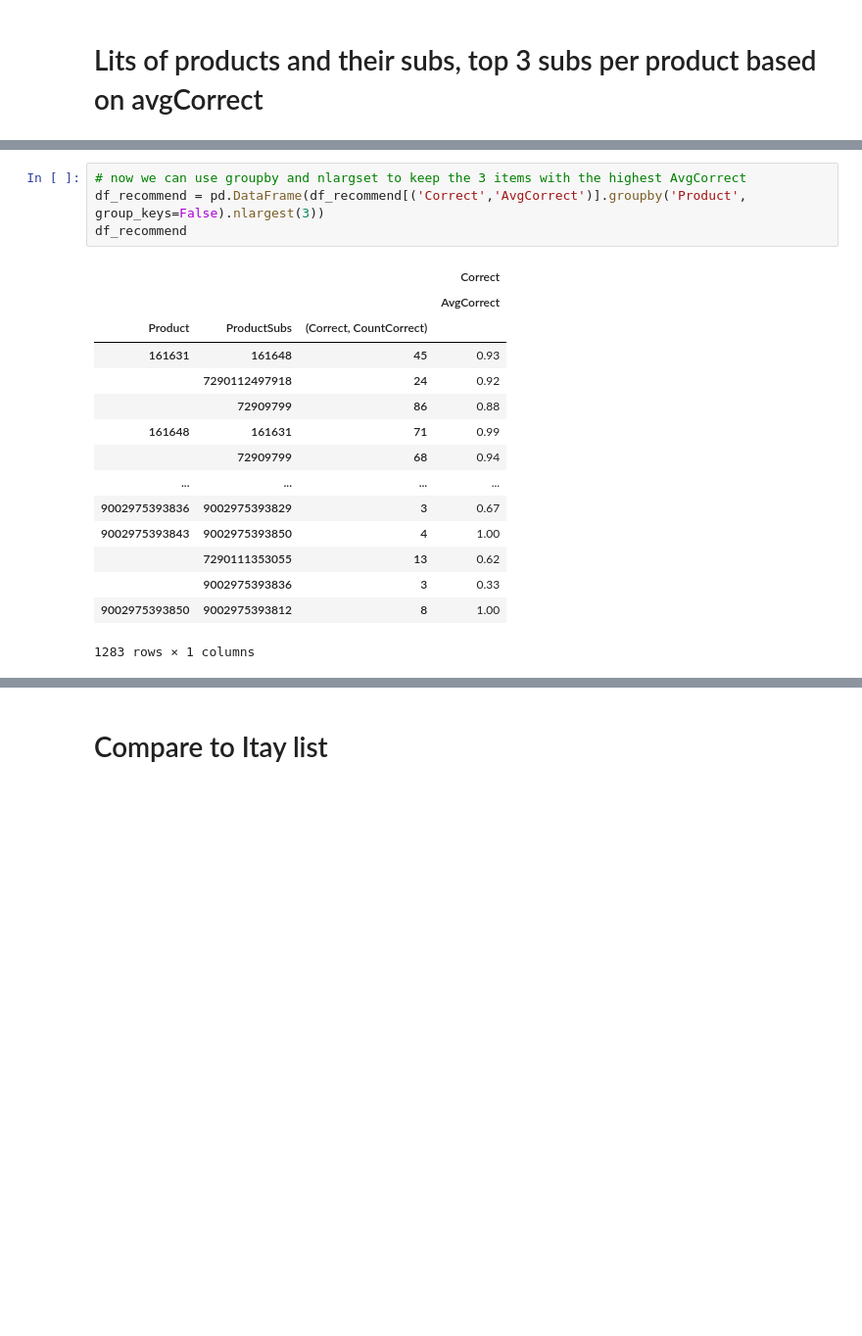
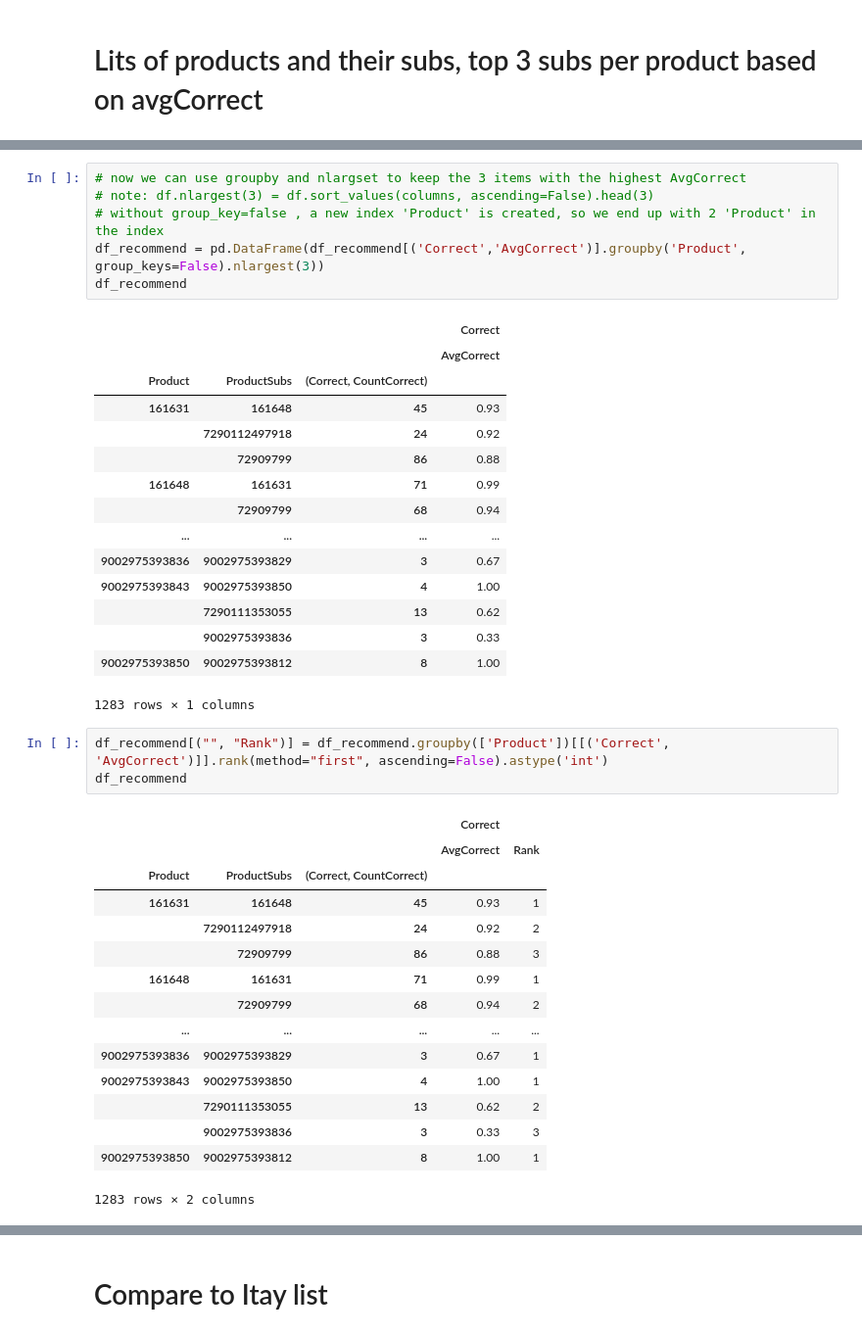
Before and after one commit to DanielKorenDataScience/ClassificationProject, a Jupyter notebook: Work_in_Process/Shufersal_predict.ipynb, the cells around one changed output, grey strips where cells are left out. Shown: that part at 98% size. Saved outputs shown, nothing was run; the diff lists cells and outputs as text; blank space fills up the shorter version.

```diff
--- a/Work_in_Process/Shufersal_predict.ipynb
+++ b/Work_in_Process/Shufersal_predict.ipynb
@@ -702,6 +702,8 @@ df_recommend
 2281 rows × 1 columns
 # %%
 # now we can use groupby and nlargset to keep the 3 items with the highest AvgCorrect
+# note: df.nlargest(3) = df.sort_values(columns, ascending=False).head(3)
+# without group_key=false , a new index 'Product' is created, so we end up with 2 'Product' in the index
 df_recommend = pd.DataFrame(df_recommend[('Correct','AvgCorrect')].groupby('Product', group_keys=False).nlargest(3))
 df_recommend
 # %% [output]
@@ -720,3 +722,22 @@ df_recommend
 |  | 9002975393836 | 3 | 0.33 |
 | 9002975393850 | 9002975393812 | 8 | 1.00 |
 1283 rows × 1 columns
+# %%
+df_recommend[("", "Rank")] = df_recommend.groupby(['Product'])[[('Correct', 'AvgCorrect')]].rank(method="first", ascending=False).astype('int')
+df_recommend
+# %% [output]
+|  |  |  | Correct |  |
+|  |  |  | AvgCorrect | Rank |
+| Product | ProductSubs | (Correct, CountCorrect) |  |  |
+| 161631 | 161648 | 45 | 0.93 | 1 |
+|  | 7290112497918 | 24 | 0.92 | 2 |
+|  | 72909799 | 86 | 0.88 | 3 |
+| 161648 | 161631 | 71 | 0.99 | 1 |
+|  | 72909799 | 68 | 0.94 | 2 |
+| ... | ... | ... | ... | ... |
+| 9002975393836 | 9002975393829 | 3 | 0.67 | 1 |
+| 9002975393843 | 9002975393850 | 4 | 1.00 | 1 |
+|  | 7290111353055 | 13 | 0.62 | 2 |
+|  | 9002975393836 | 3 | 0.33 | 3 |
+| 9002975393850 | 9002975393812 | 8 | 1.00 | 1 |
+1283 rows × 2 columns
```
Also changed, not shown: parts of 13 cells of this notebook.
